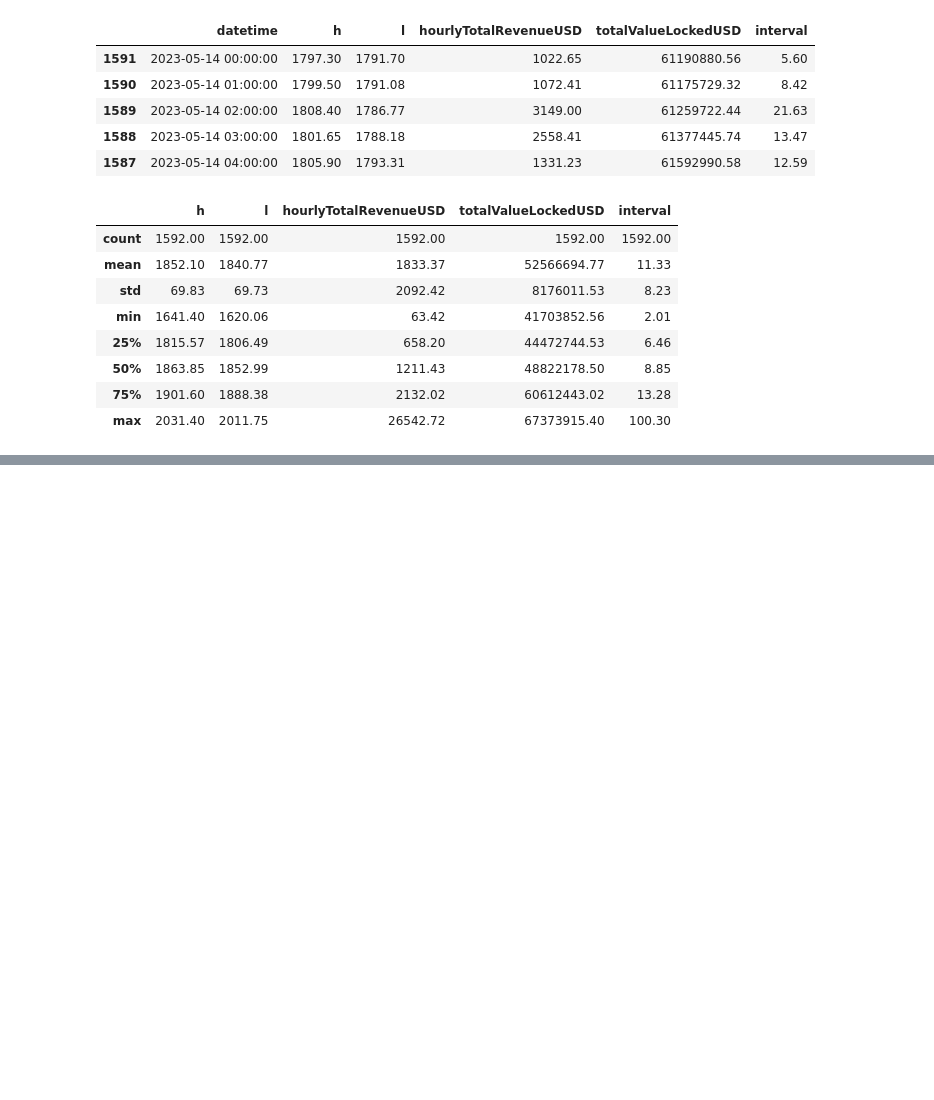
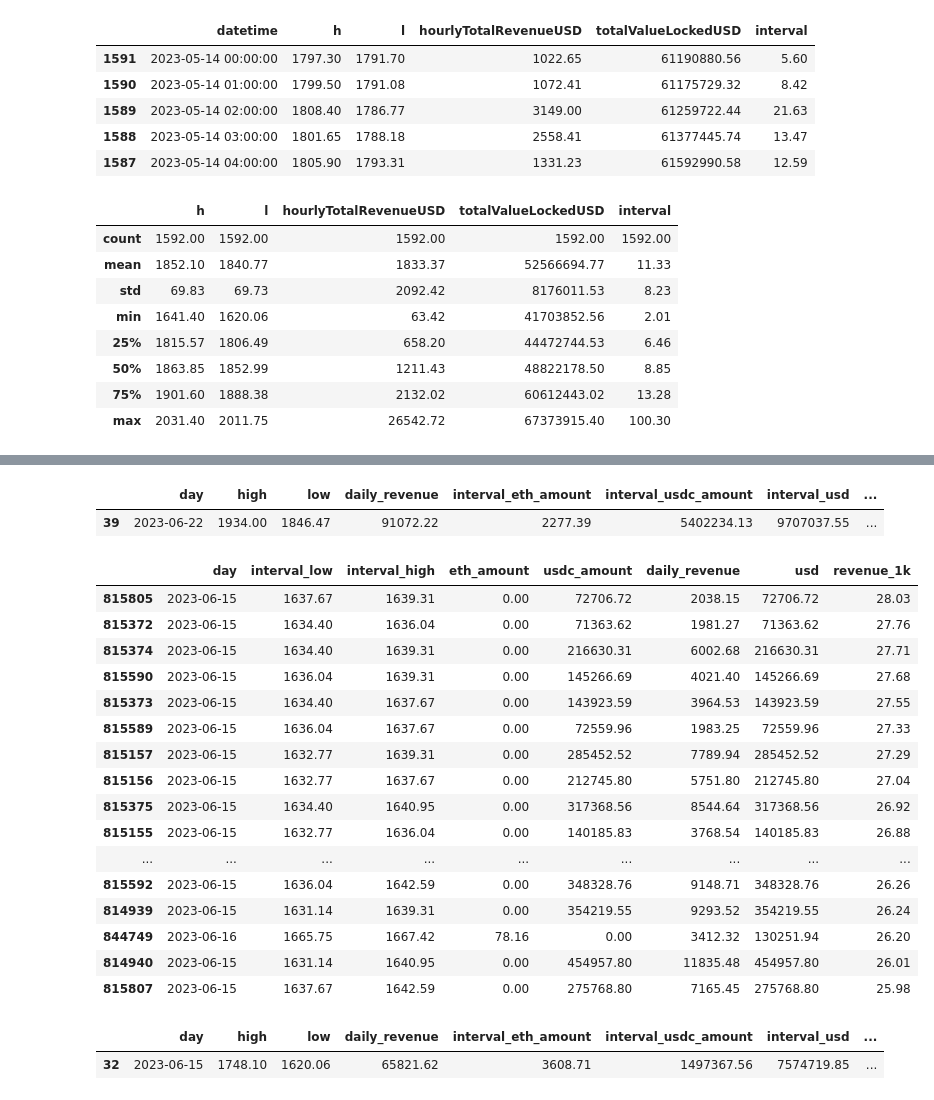
Before and after one commit to zhant09/uniswap-v3-analysis, a Jupyter notebook: notebooks/liquidity_provider/arb_eth_usdc_small_interval.ipynb, the cells around one changed output, grey strips where cells are left out. Drawn from its saved outputs; the diff is of its cells as text; code cells hidden in the pictures; blank space fills up the shorter version.

```diff
--- a/notebooks/liquidity_provider/arb_eth_usdc_small_interval.ipynb
+++ b/notebooks/liquidity_provider/arb_eth_usdc_small_interval.ipynb
@@ -302,0 +492,4 @@ hourly_data = df.to_dict("records")
+# %%
+# 回测所有区间，看最大收益所在的区间，可能需要做计算量优化
+unique_price_list = liquidity_df.bottom_price.unique().tolist()
+print(len(unique_price_list))
@@ -302,0 +609,37 @@ hourly_data = df.to_dict("records")
+# %%
+def calculate_daily_interval_revenue(day, interval):
+    revenue = 0
+
+    interval_low = interval[0]
+    interval_high = interval[1]
+    for item in hourly_dict[day]:
+        hourly_high = item[0]
+        hourly_low = item[1]
+        inter_rate = get_intersection_rate(hourly_high, hourly_low, interval_high, interval_low)
+
+        hourly_revenue = item[2]
+        revenue += hourly_revenue * inter_rate
+    return revenue
+# %%
+# 假设在小时交易数据中高点和低点之间获得的交易利润是均匀的，假设较强，存在较大误差的可能性（获取 swap 数据后可以完全还原交易区间问题，但仍然存在流动性分布的误差）
+def main():
+    result = []
+    for day, interval_dict in interval_amount_dict.items():
+        if day not in hourly_dict:
+            continue
+        for interval_pair, amount_pair in interval_dict.items():
+            interval_revenue = calculate_daily_interval_revenue(day, interval_pair)
+            item = dict()
+            item["day"] = day
+            item["interval_low"] = interval_pair[0]
+            item["interval_high"] = interval_pair[1]
+            item["eth_amount"] = amount_pair[0]
+            item["usdc_amount"] = amount_pair[1]
+            item["daily_revenue"] = interval_revenue
+            result.append(item)
+    return result
+
+
+daily_stats = main()
+df = pd.DataFrame(daily_stats)
+print(df.shape)
@@ -302,0 +668,27 @@ hourly_data = df.to_dict("records")
+# %%
+daily_df[daily_df["day"] == "2023-06-22"]
+# %% [output]
+|  | day | high | low | daily_revenue | interval_eth_amount | interval_usdc_amount | interval_usd | ... |
+| 39 | 2023-06-22 | 1934.00 | 1846.47 | 91072.22 | 2277.39 | 5402234.13 | 9707037.55 | ... |
+# %%
+df["usd"] = (df["interval_low"] + df["interval_high"]) / 2 * df["eth_amount"] + df["usdc_amount"]
+df["revenue_1k"] = (df["daily_revenue"] * 1000) / df["usd"]
+df.sort_values(by="revenue_1k", ascending=False).head(20)
+# %% [output]
+|  | day | interval_low | interval_high | eth_amount | usdc_amount | daily_revenue | usd | revenue_1k |
+| 815805 | 2023-06-15 | 1637.67 | 1639.31 | 0.00 | 72706.72 | 2038.15 | 72706.72 | 28.03 |
+| 815372 | 2023-06-15 | 1634.40 | 1636.04 | 0.00 | 71363.62 | 1981.27 | 71363.62 | 27.76 |
+| 815374 | 2023-06-15 | 1634.40 | 1639.31 | 0.00 | 216630.31 | 6002.68 | 216630.31 | 27.71 |
+| 815590 | 2023-06-15 | 1636.04 | 1639.31 | 0.00 | 145266.69 | 4021.40 | 145266.69 | 27.68 |
+| 815373 | 2023-06-15 | 1634.40 | 1637.67 | 0.00 | 143923.59 | 3964.53 | 143923.59 | 27.55 |
+| 815589 | 2023-06-15 | 1636.04 | 1637.67 | 0.00 | 72559.96 | 1983.25 | 72559.96 | 27.33 |
+| 815157 | 2023-06-15 | 1632.77 | 1639.31 | 0.00 | 285452.52 | 7789.94 | 285452.52 | 27.29 |
+| 815156 | 2023-06-15 | 1632.77 | 1637.67 | 0.00 | 212745.80 | 5751.80 | 212745.80 | 27.04 |
+| 815375 | 2023-06-15 | 1634.40 | 1640.95 | 0.00 | 317368.56 | 8544.64 | 317368.56 | 26.92 |
+| 815155 | 2023-06-15 | 1632.77 | 1636.04 | 0.00 | 140185.83 | 3768.54 | 140185.83 | 26.88 |
+| ... | ... | ... | ... | ... | ... | ... | ... | ... |
+| 815592 | 2023-06-15 | 1636.04 | 1642.59 | 0.00 | 348328.76 | 9148.71 | 348328.76 | 26.26 |
+| 814939 | 2023-06-15 | 1631.14 | 1639.31 | 0.00 | 354219.55 | 9293.52 | 354219.55 | 26.24 |
+| 844749 | 2023-06-16 | 1665.75 | 1667.42 | 78.16 | 0.00 | 3412.32 | 130251.94 | 26.20 |
+| 814940 | 2023-06-15 | 1631.14 | 1640.95 | 0.00 | 454957.80 | 11835.48 | 454957.80 | 26.01 |
+| 815807 | 2023-06-15 | 1637.67 | 1642.59 | 0.00 | 275768.80 | 7165.45 | 275768.80 | 25.98 |
@@ -302,0 +697,5 @@ hourly_data = df.to_dict("records")
+# %%
+daily_df[daily_df["day"] == "2023-06-15"]
+# %% [output]
+|  | day | high | low | daily_revenue | interval_eth_amount | interval_usdc_amount | interval_usd | ... |
+| 32 | 2023-06-15 | 1748.10 | 1620.06 | 65821.62 | 3608.71 | 1497367.56 | 7574719.85 | ... |
```
Also changed, not shown: parts of 36 cells of this notebook.
